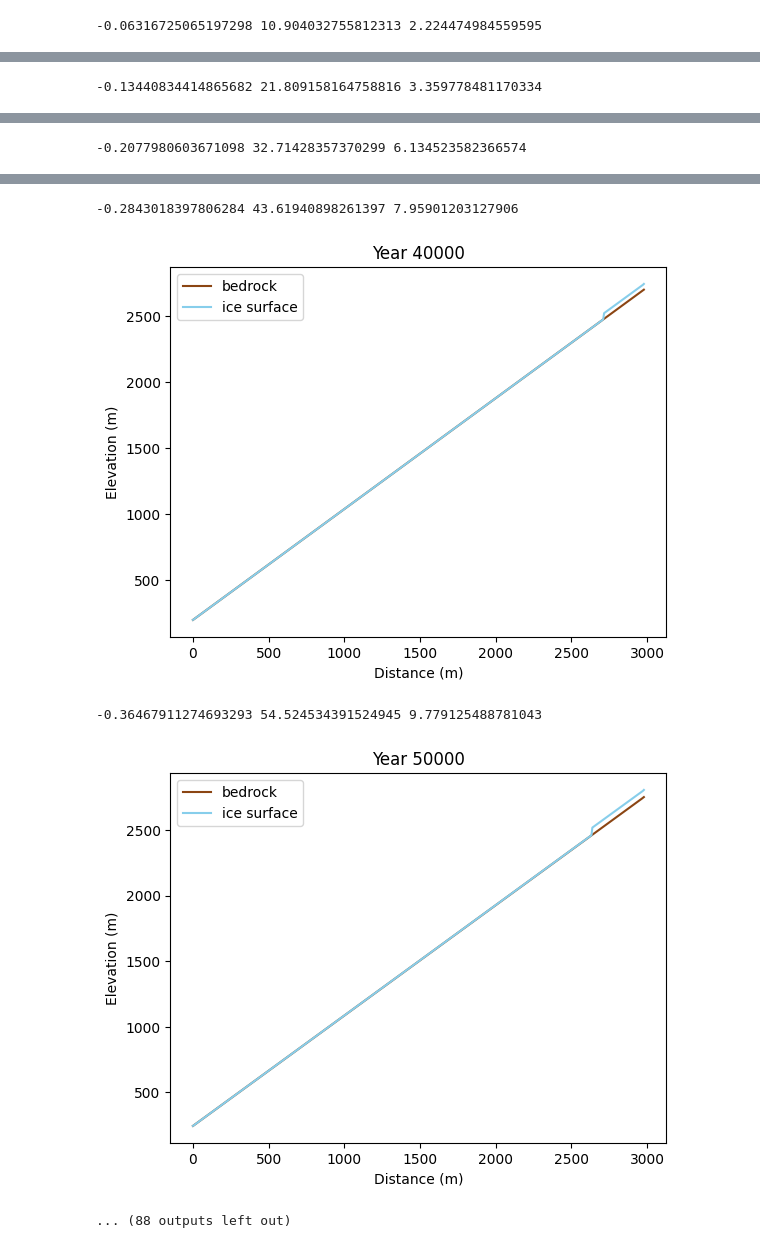
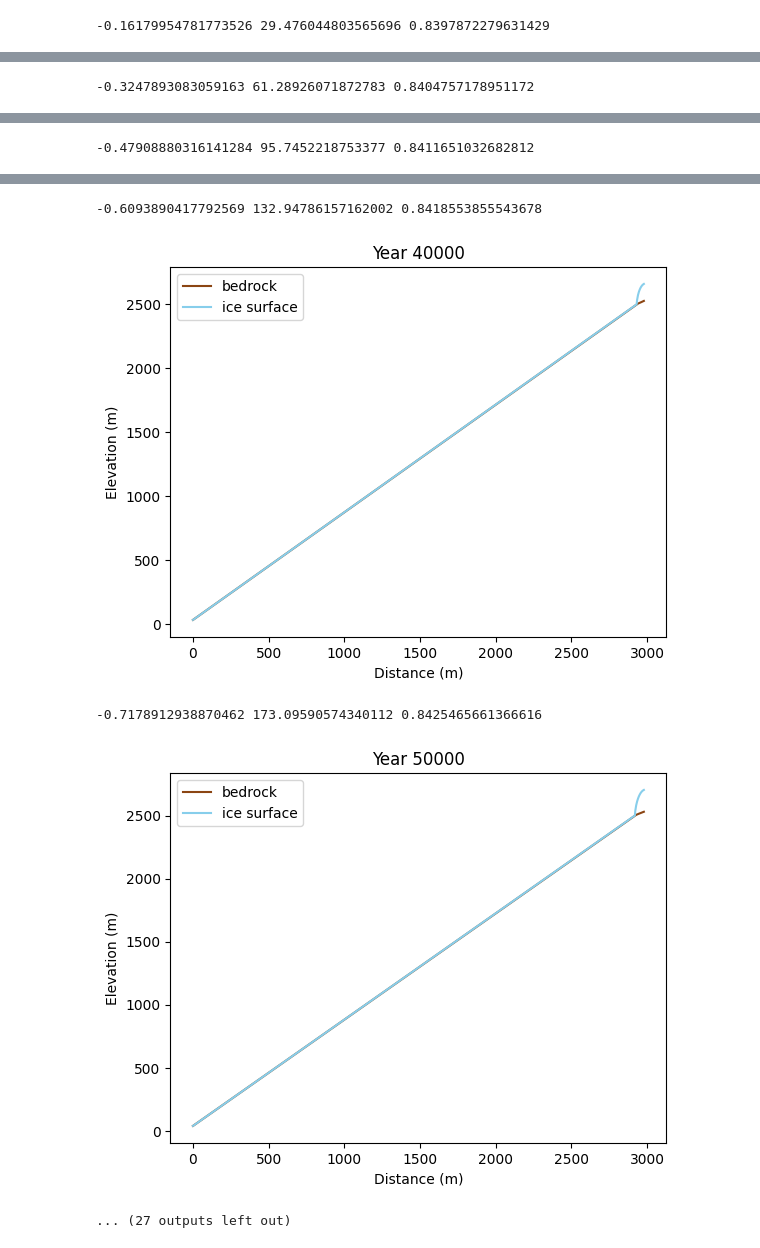
Before and after one commit to TWilson05/EOAS-453, a Jupyter notebook: presentation2.ipynb, the cells around one changed output, grey strips where cells are left out. Cells and saved outputs as stored; diff of their text form; code cells hidden in the pictures.

Commit message:
finally got the mountain erosion model to work

```diff
--- a/presentation2.ipynb
+++ b/presentation2.ipynb
@@ -10,18 +10,18 @@ GRAVITY = 9.8 # m/s^2
 SEC_PER_YEAR = 365*24*3600
 
 # tuning params
-uplift = 5e-3 # m/yr
+uplift = 1e-3 # m/yr
 slide_const = 1e-6
-precip_rate = 0.001 # m/yr SWE
+precip_rate = 0.1 # m/yr SWE
 lapse_rate = 6.5 / 1000 # K/m
-erosion_constant = 1e-2
-melt_rate = 5 # m/(yr K) SWE
+erosion_constant = 1e-3
+melt_rate = 2 # m/(yr K) SWE
 
 # simulation params
 ela = 2500 # m
 init_angle = 40 # degrees
 init_height = ela
-n_points = 500
+n_points = 1000
 dt = 1 # years
 n_years = 500000
 
@@ -38,14 +38,23 @@ def mountain(angle, h0, n_points):
     x_vals = np.linspace(0, x0, n_points)
     z_vals = x_vals * np.tan(angle_rad)
     return x_vals, z_vals
+
+# def mountain(angle, h0, n_points):
+#     angle_rad = np.radians(angle)
+#     x0 = h0 / np.tan(angle_rad)
+#     x_vals = np.linspace(0, 2*x0, 2*n_points)
+#     z_vals = np.zeros_like(x_vals)
+#     z_vals[n_points:] = 0.5*(np.sin(x_vals[:n_points] * np.pi / (x0) - np.pi/2) + 1) * h0
+#     return x_vals, z_vals
 # %%
 # approximate basal sliding speed based on the slope and ice thickness (m/yr)
 def slide_speed(slide_const, ice_thickness, slope):
     safe_slope = np.clip(slope, -1e6, 1e6)
     sin_angle = safe_slope / np.sqrt(1+safe_slope**2)
-    n=3
-    A = 1e-24 * SEC_PER_YEAR
+    # n=3
+    # A = 2e-25 * SEC_PER_YEAR
     # deform_speed = 2 * A / (n+1) * (RHO_ICE * GRAVITY * sin_angle)**n * ice_thickness ** (n+1)
+    # print(np.max(deform_speed))
     return - slide_const * RHO_ICE * GRAVITY * ice_thickness * sin_angle
 
 # erosion rate (m/yr)
@@ -67,12 +76,12 @@ def precip(temp, precip_rate):
 # initialize domain
 x, bed = mountain(init_angle, init_height, n_points)
 ice = np.zeros_like(bed)
+sediment = np.zeros_like(bed)
 dx = x[1] - x[0]
 
 # time evolution
 for t in range(int(n_years/dt)):
-    # slope = np.gradient(bed, x)
-    slope = np.r_[np.clip(np.diff(bed+ice),1e-6,1e6),[0]] / dx
+    slope = np.gradient(bed, x)
 
     # temperature, accumulation, melt
     temp = temperature(bed + ice, ela, lapse_rate)
@@ -86,14 +95,19 @@ for t in range(int(n_years/dt)):
     u = slide_speed(slide_const, ice, slope)
     E = erosion(u, erosion_constant)
 
-    # simple downhill ice transport
-    # flux = u * ice
-    # ice[1:-1] -= dt * np.gradient(flux, x)[1:-1]
+    d_ice = np.diff(ice) / dx * dt
+    ice += np.where(u<0, -np.r_[d_ice * u[1:],[0]] + np.r_[[0],d_ice * u[1:]], np.r_[[0], d_ice*u[:-1]] - np.r_[d_ice*u[:-1],[0]])
 
-    ice[:-1] += np.diff(ice) * (-u[1:] * dt) / dx
+    d_sed = np.diff(E) / dx * dt
+    deposit = np.where(u<0, -np.r_[d_sed * u[1:],[0]] + np.r_[[0],d_sed * u[1:]], np.r_[[0], d_sed*u[:-1]] - np.r_[d_sed*u[:-1],[0]])
+
+    # sediment += (E - deposit) * dt
+    # D =np.where(ice-melt_amt>=0, melt_amt * np.sum(sediment) / np.sum(np.clip(ice,0.01,1)),0)
+    # sediment -= D
+
 
     # update bed with uplift and erosion
-    bed += uplift * dt - E * dt
+    bed += (uplift - E + deposit) * dt
     # bed += uplift * dt
 
     # prevent negative ice
@@ -117,2 +131,2 @@ plt.show()
 [figure]
--0.06316725065197298 10.904032755812313 2.224474984559595
+-0.16179954781773526 29.476044803565696 0.8397872279631429
@@ -120 +134 @@ plt.show()
--0.13440834414865682 21.809158164758816 3.359778481170334
+-0.3247893083059163 61.28926071872783 0.8404757178951172
@@ -122 +136 @@ plt.show()
--0.2077980603671098 32.71428357370299 6.134523582366574
+-0.47908880316141284 95.7452218753377 0.8411651032682812
@@ -124,5 +138,5 @@ plt.show()
--0.2843018397806284 43.61940898261397 7.95901203127906
+-0.6093890417792569 132.94786157162002 0.8418553855543678
-[figure, old version]
+[figure, new version]
--0.36467911274693293 54.524534391524945 9.779125488781043
+-0.7178912938870462 173.09590574340112 0.8425465661366616
-[figure, old version]
+[figure, new version]
-... (88 outputs left out)
+... (27 outputs left out)
```
Also changed, not shown: parts of 2 cells of this notebook, 1 other file.
